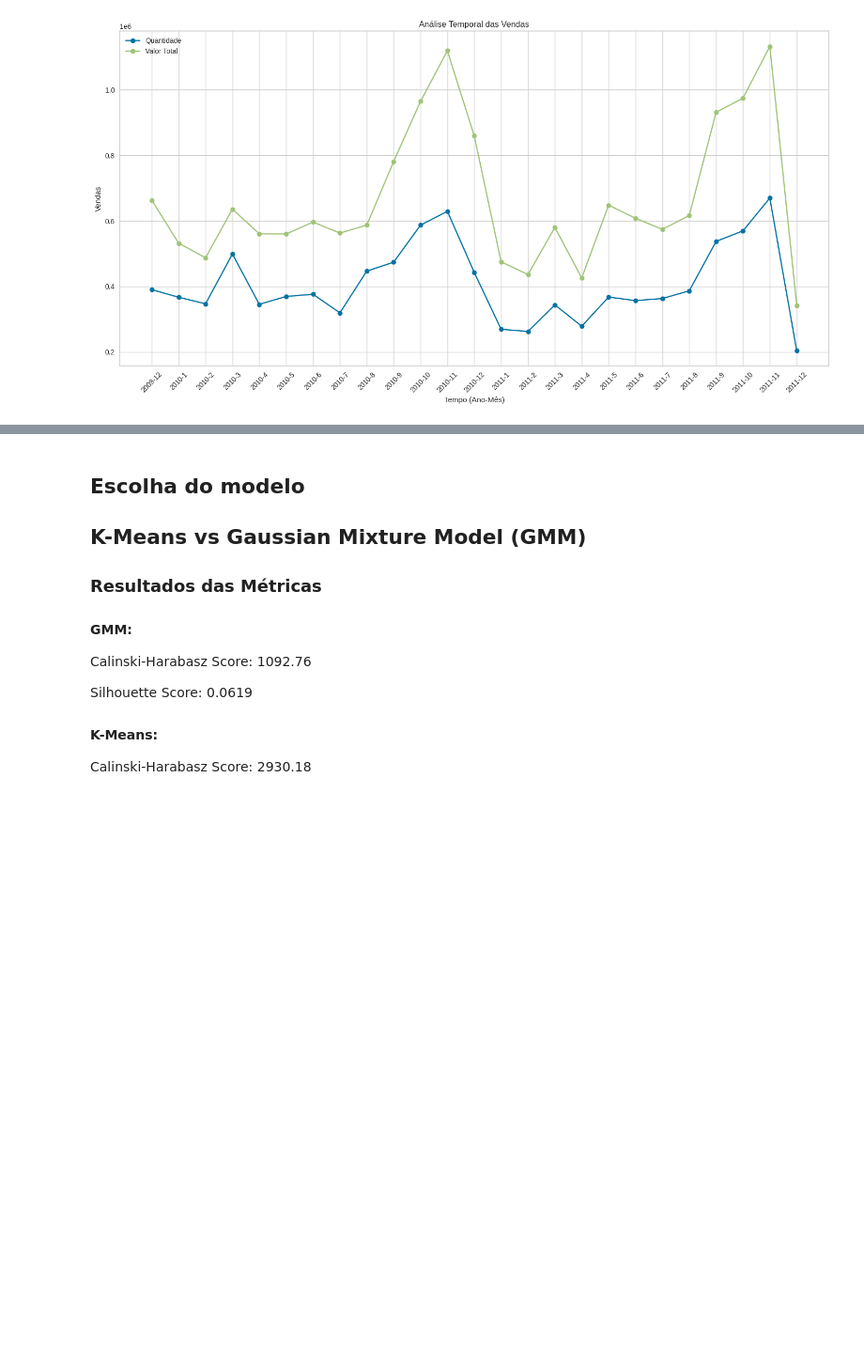
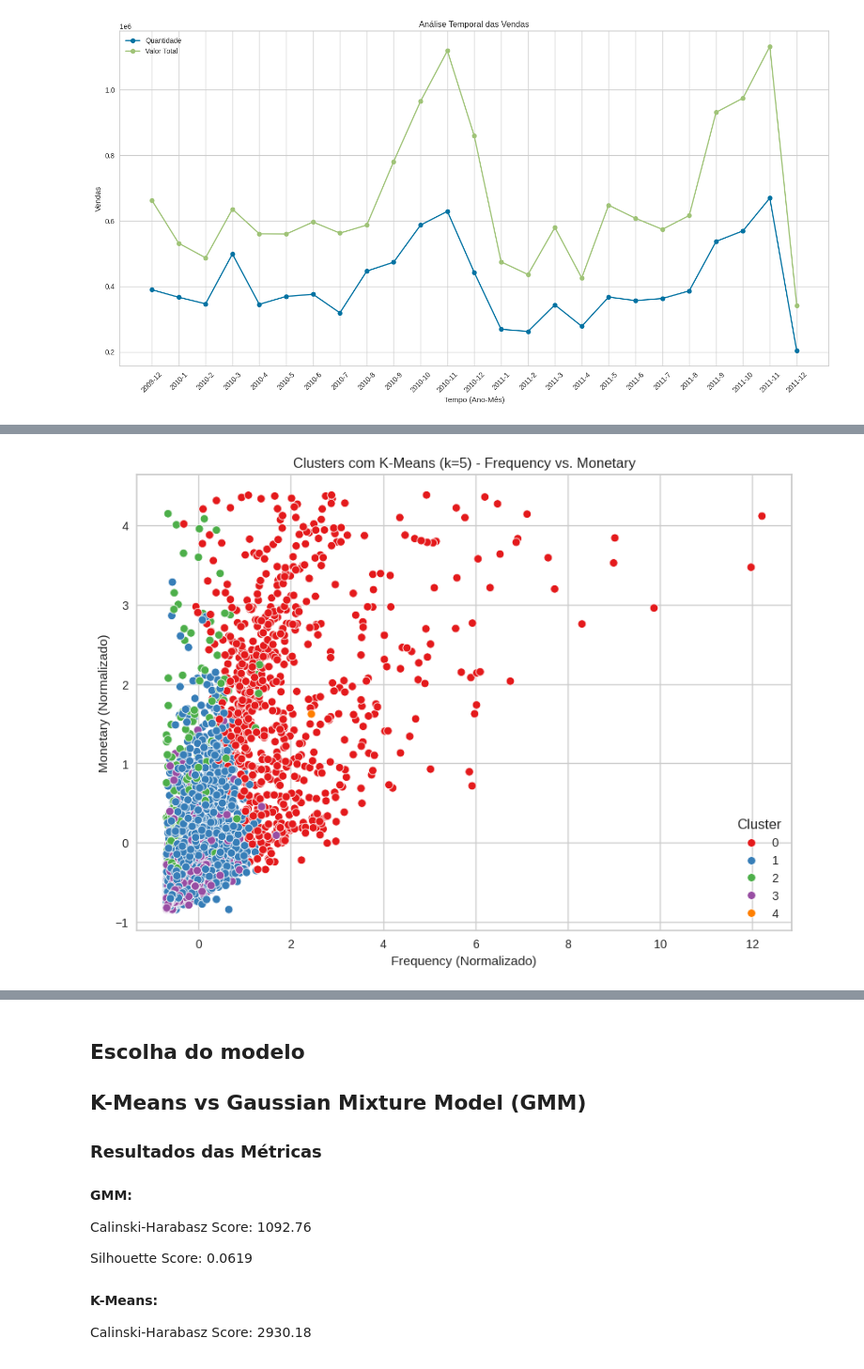
Before and after one commit to KoreTane/interesting, a Jupyter notebook: ClusterC.ipynb, the cells around one changed output, grey strips where cells are left out. Shown at 94% size. Saved outputs shown, nothing was run; the diff lists cells and outputs as text; code cells hidden in the pictures; blank space fills up the shorter version.

```diff
--- a/ClusterC.ipynb
+++ b/ClusterC.ipynb
@@ -358,0 +410,10 @@ Silhouette Score para K-Means: 0.37377328707308993
+# %%
+plt.figure(figsize=(10, 7))
+sns.scatterplot(data=features_df, x="scaledFrequency", y="scaledMonetary", hue="prediction", palette="Set1")
+plt.title(f'Clusters com K-Means (k={k}) - Frequency vs. Monetary')
+plt.xlabel('Frequency (Normalizado)')
+plt.ylabel('Monetary (Normalizado)')
+plt.legend(title='Cluster')
+plt.show()
+# %% [output]
+[figure, added]
```
Also changed, not shown: parts of 9 cells of this notebook.
